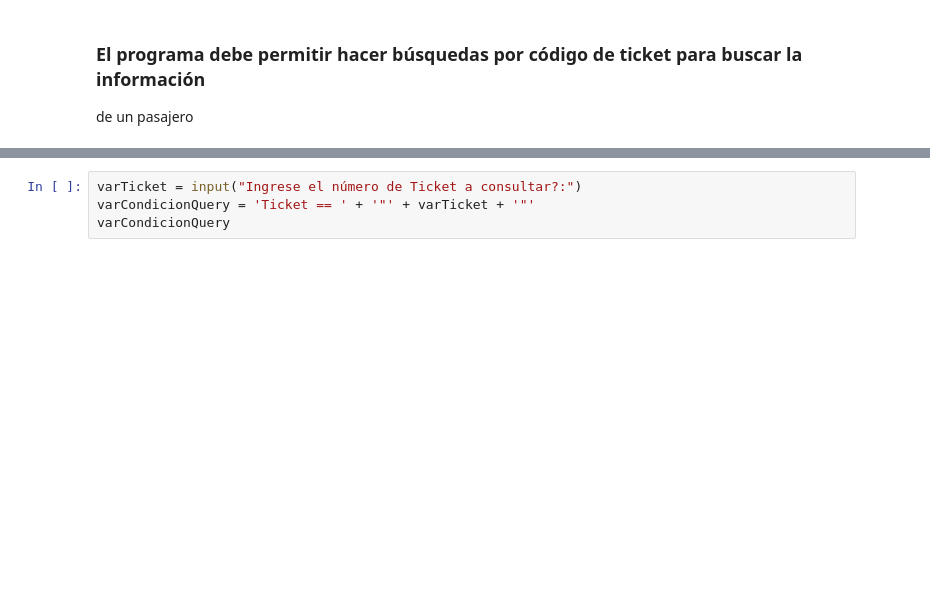
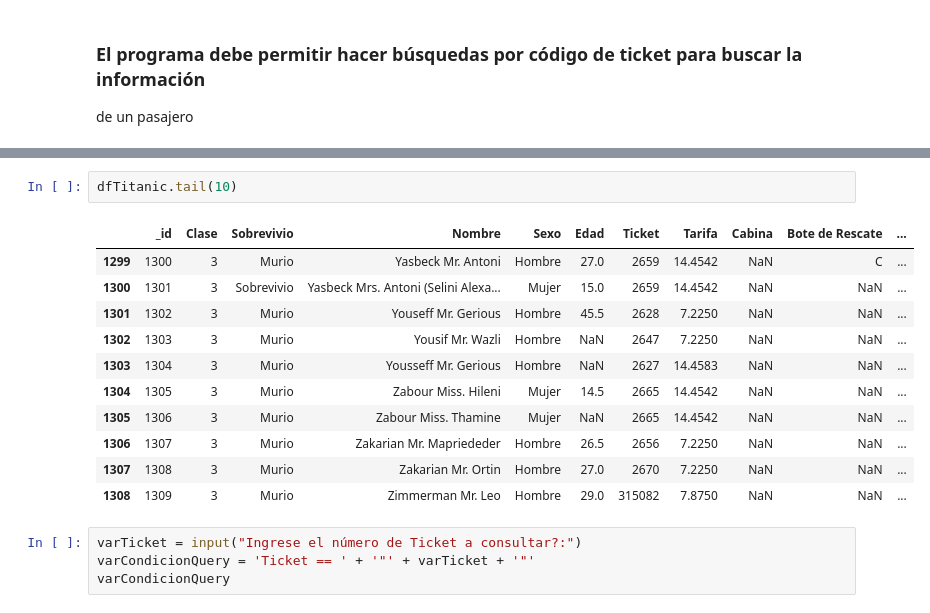
Before and after one commit to eescalante58/Repositorio-Python, a Jupyter notebook: TareaTitanic.ipynb, the cells around one changed output, grey strips where cells are left out. Cells and saved outputs as stored; diff of their text form; blank space fills up the shorter version.

```diff
--- a/TareaTitanic.ipynb
+++ b/TareaTitanic.ipynb
@@ -93,3 +89,17 @@ Name: Ticket, Length: 929, dtype: int64
+# %%
+dfTitanic.tail(10)
+# %% [output]
+|  | _id | Clase | Sobrevivio | Nombre | Sexo | Edad | Ticket | Tarifa | Cabina | Bote de Rescate | ... |
+| 1299 | 1300 | 3 | Murio | Yasbeck Mr. Antoni | Hombre | 27.0 | 2659 | 14.4542 | NaN | C | ... |
+| 1300 | 1301 | 3 | Sobrevivio | Yasbeck Mrs. Antoni (Selini Alexa... | Mujer | 15.0 | 2659 | 14.4542 | NaN | NaN | ... |
+| 1301 | 1302 | 3 | Murio | Youseff Mr. Gerious | Hombre | 45.5 | 2628 | 7.2250 | NaN | NaN | ... |
+| 1302 | 1303 | 3 | Murio | Yousif Mr. Wazli | Hombre | NaN | 2647 | 7.2250 | NaN | NaN | ... |
+| 1303 | 1304 | 3 | Murio | Yousseff Mr. Gerious | Hombre | NaN | 2627 | 14.4583 | NaN | NaN | ... |
+| 1304 | 1305 | 3 | Murio | Zabour Miss. Hileni | Mujer | 14.5 | 2665 | 14.4542 | NaN | NaN | ... |
+| 1305 | 1306 | 3 | Murio | Zabour Miss. Thamine | Mujer | NaN | 2665 | 14.4542 | NaN | NaN | ... |
+| 1306 | 1307 | 3 | Murio | Zakarian Mr. Mapriededer | Hombre | 26.5 | 2656 | 7.2250 | NaN | NaN | ... |
+| 1307 | 1308 | 3 | Murio | Zakarian Mr. Ortin | Hombre | 27.0 | 2670 | 7.2250 | NaN | NaN | ... |
+| 1308 | 1309 | 3 | Murio | Zimmerman Mr. Leo | Hombre | 29.0 | 315082 | 7.8750 | NaN | NaN | ... |
 # %%
 varTicket = input("Ingrese el número de Ticket a consultar?:")
 varCondicionQuery = 'Ticket == ' + '"' + varTicket + '"'
```
Also changed, not shown: parts of 3 cells of this notebook.
